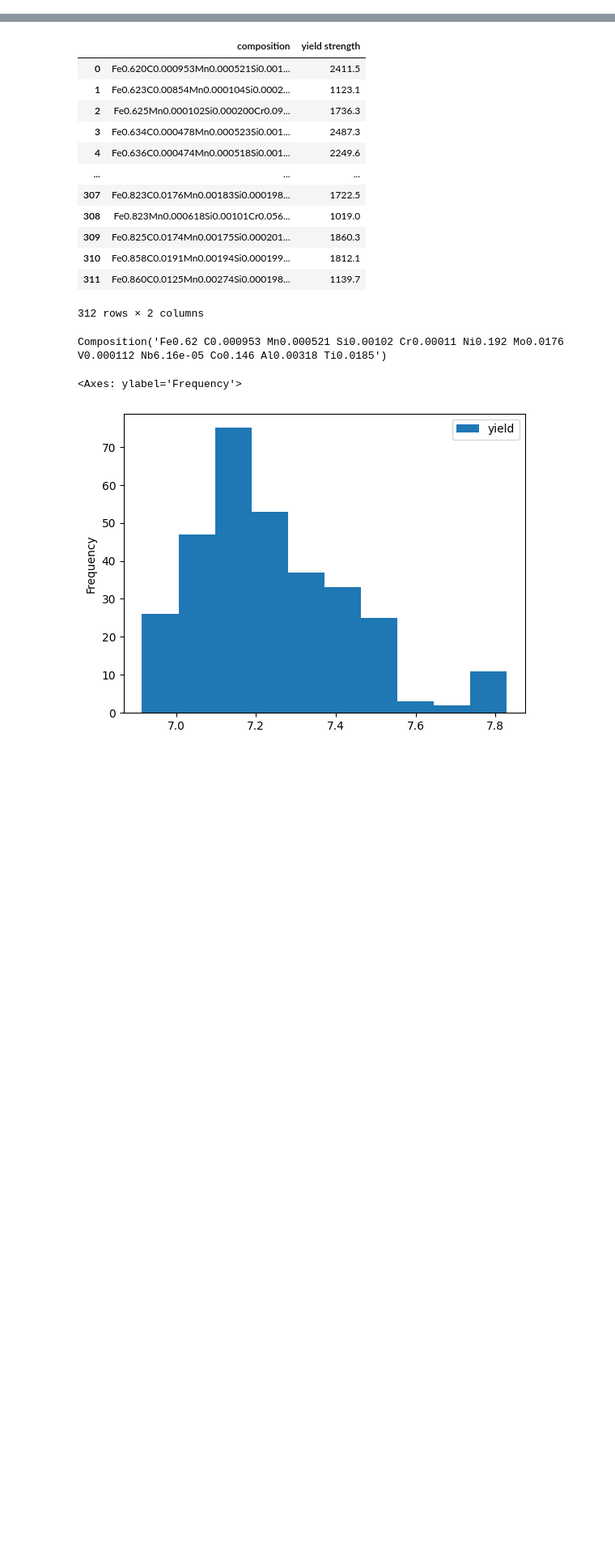
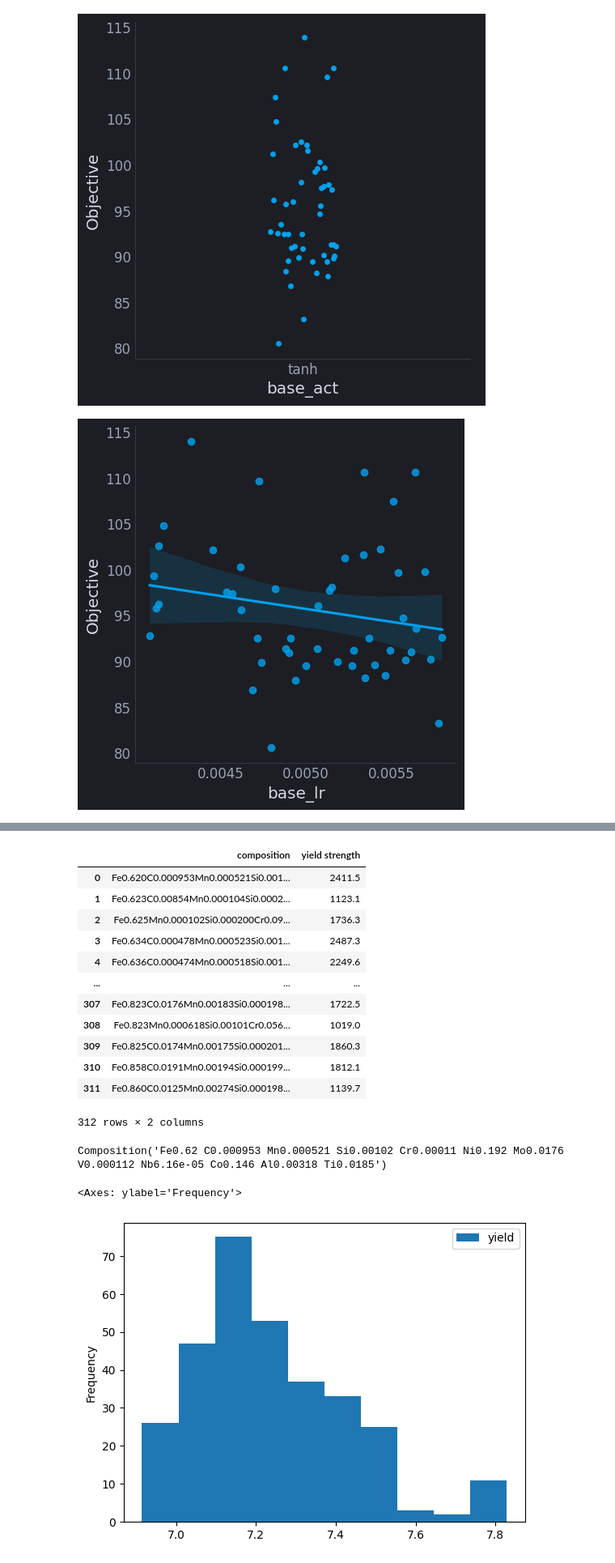
Before and after one commit to nicholas-miklaucic/jax-kan, a Jupyter notebook: kan.ipynb, the cells around one changed output, grey strips where cells are left out. Shown: that part at 81% size. Drawn from its saved outputs; the diff is of its cells as text; code cells hidden in the pictures; blank space fills up the shorter version.

```diff
--- a/kan.ipynb
+++ b/kan.ipynb
@@ -10,0 +11,25 @@ theme, cs = rp.mpl_setup(False)
+# %%
+with open('sherpa/results.csv', 'r') as infile:
+    txt = infile.read()
+
+lines = txt.split('\n')
+
+new_lines = []
+curr_line = []
+for line in lines:
+    if line.startswith(',,,,,'):
+        curr_line.append(line.lstrip(',') + ',')
+    else:
+        if curr_line:
+            new_lines.append(''.join(curr_line)[:-1])
+            curr_line = []
+        new_lines.append(line)
+
+from io import StringIO
+
+print(new_lines[490:510])
+
+buf = StringIO('\n'.join(new_lines))
+
+df = pd.read_csv(buf)
+df.query('Status == "COMPLETED"')
@@ -10,0 +77,14 @@ theme, cs = rp.mpl_setup(False)
+# %%
+reg_df = df.groupby('Trial-ID').last().reset_index().drop(columns=['Trial-ID', 'Status', 'Iteration', '0', 'train_loss'])
+reg_df.head()
+
+reg_df.to_csv('preview2.csv')
+# %%
+for col in reg_df.columns:
+    if col in reg_df.select_dtypes('number').columns:
+        sns.lmplot(data=reg_df, x=col, y='Objective', ci=95)
+    else:
+        sns.catplot(data=reg_df, x=col, y='Objective')
+# %% [output]
+[figure, added]
+[figure, added]
```
Also changed, not shown: parts of 9 cells of this notebook, 6 other files.
